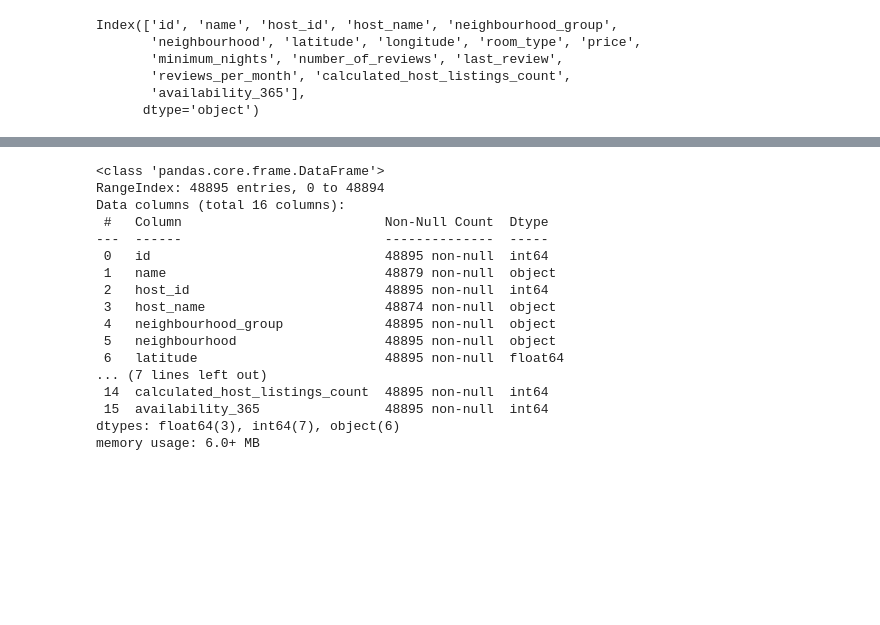
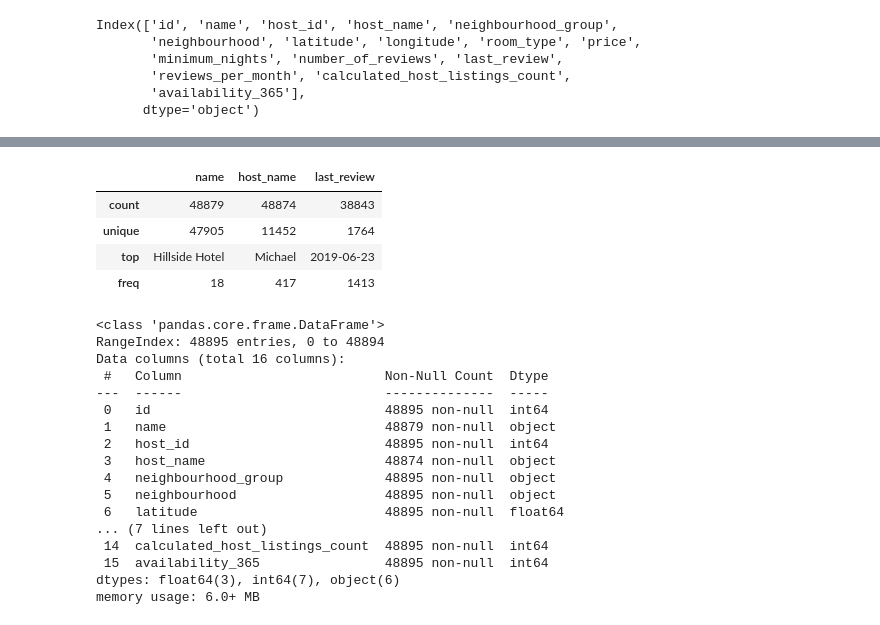
Before and after one commit to jeyakumarvs/datascience, a Jupyter notebook: airbnb_price_prediction.ipynb, the cells around one changed output, grey strips where cells are left out. Cells and saved outputs as stored; diff of their text form; code cells hidden in the pictures; blank space fills up the shorter version.

```diff
--- a/airbnb_price_prediction.ipynb
+++ b/airbnb_price_prediction.ipynb
@@ -58,6 +60,15 @@ data.describe()
 | 50% | 1.967728e+07 | 3.079382e+07 | 40.723070 | -73.955680 | 106.000000 | 3.000000 | 5.000000 | 0.720000 | ... |
 | 75% | 2.915218e+07 | 1.074344e+08 | 40.763115 | -73.936275 | 175.000000 | 5.000000 | 24.000000 | 2.020000 | ... |
 | max | 3.648724e+07 | 2.743213e+08 | 40.913060 | -73.712990 | 10000.000000 | 1250.000000 | 629.000000 | 58.500000 | ... |
+# %%
+#Description (Non numeric)
+data.describe(exclude=np.number)
+# %% [output]
+|  | name | host_name | last_review |
+| count | 48879 | 48874 | 38843 |
+| unique | 47905 | 11452 | 1764 |
+| top | Hillside Hotel | Michael | 2019-06-23 |
+| freq | 18 | 417 | 1413 |
 # %%
 #Based on the above data, it looks like the price and minimum nights data might have outliers
 #And, it needs to be removed from the training dataset
```
Also changed, not shown: parts of 6 cells of this notebook.
